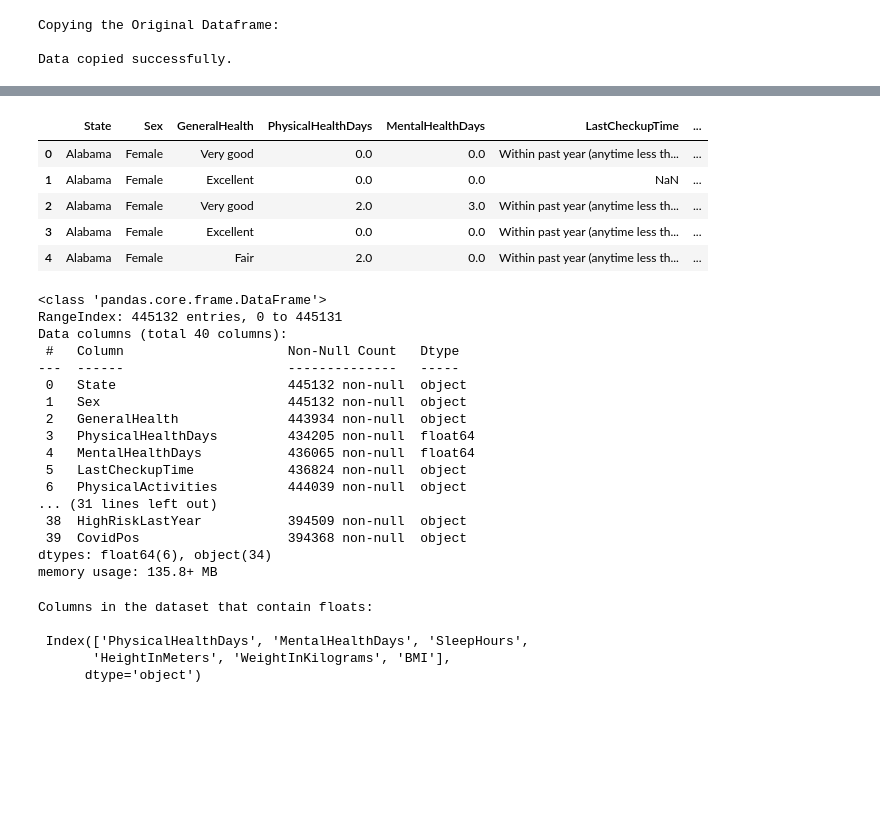
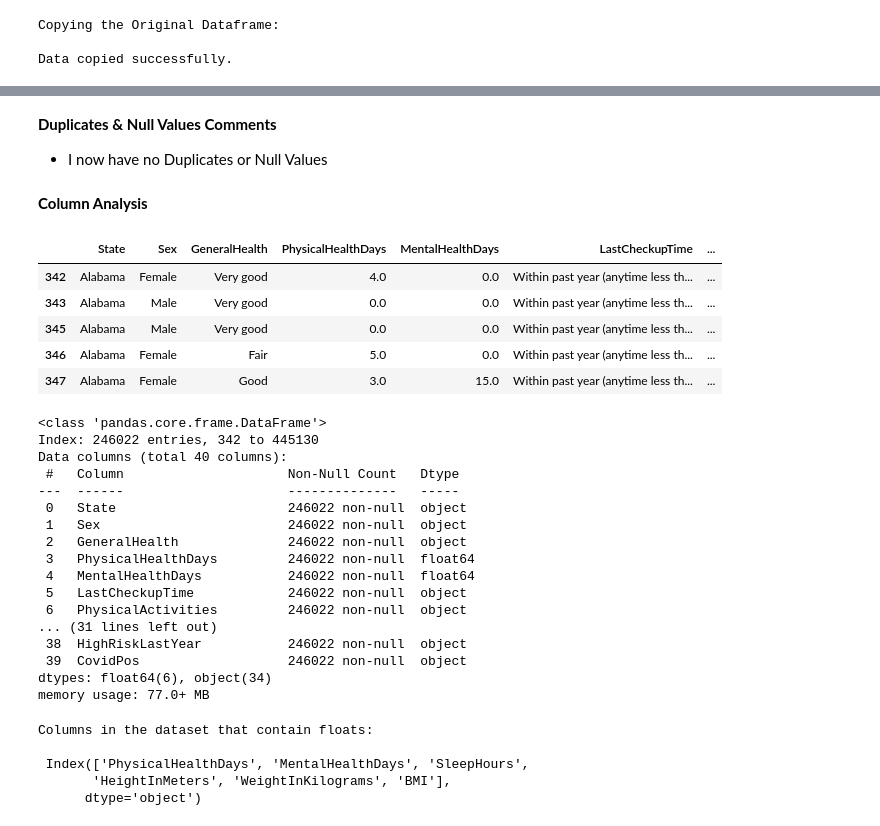
Before and after one commit to Stefan-George/Heart-Attack-Indicators, a Jupyter notebook: notebooks/02-eda.ipynb, the cells around one changed output, grey strips where cells are left out. Saved outputs shown, nothing was run; the diff lists cells and outputs as text; code cells hidden in the pictures; blank space fills up the shorter version.

```diff
--- a/notebooks/02-eda.ipynb
+++ b/notebooks/02-eda.ipynb
@@ -51,0 +52,8 @@ Data loaded successfully.
+# %%
+print("\033[1mCopying the Original Dataframe:\033[0m\n")
+
+try:
+    heart_attack_raw_copy_plot = heart_attack_raw.copy()
+    print("Data copied successfully.")
+except:
+    print("ERROR: The data has NOT been copied.")
@@ -244,0 +301,2 @@ Data copied successfully.
+# %%
+heart_attack_clean = heart_attack_raw_copy_plot.dropna()
@@ -245,31 +316,37 @@ Data copied successfully.
+# %% [markdown]
+**Duplicates & Null Values Comments**
+
+- I now have no Duplicates or Null Values
+# %% [markdown]
+**Column Analysis**
 # %%
 # Checking the copied data is loaded correctly
-heart_attack_raw_copy_plot.head()
+heart_attack_clean.head()
 # %% [output]
 |  | State | Sex | GeneralHealth | PhysicalHealthDays | MentalHealthDays | LastCheckupTime | ... |
-| 0 | Alabama | Female | Very good | 0.0 | 0.0 | Within past year (anytime less th... | ... |
-| 1 | Alabama | Female | Excellent | 0.0 | 0.0 | NaN | ... |
-| 2 | Alabama | Female | Very good | 2.0 | 3.0 | Within past year (anytime less th... | ... |
-| 3 | Alabama | Female | Excellent | 0.0 | 0.0 | Within past year (anytime less th... | ... |
-| 4 | Alabama | Female | Fair | 2.0 | 0.0 | Within past year (anytime less th... | ... |
+| 342 | Alabama | Female | Very good | 4.0 | 0.0 | Within past year (anytime less th... | ... |
+| 343 | Alabama | Male | Very good | 0.0 | 0.0 | Within past year (anytime less th... | ... |
+| 345 | Alabama | Male | Very good | 0.0 | 0.0 | Within past year (anytime less th... | ... |
+| 346 | Alabama | Female | Fair | 5.0 | 0.0 | Within past year (anytime less th... | ... |
+| 347 | Alabama | Female | Good | 3.0 | 15.0 | Within past year (anytime less th... | ... |
 # %%
-heart_attack_raw_copy_plot.info()
+heart_attack_clean.info()
 # %% [output]
 <class 'pandas.core.frame.DataFrame'>
-RangeIndex: 445132 entries, 0 to 445131
+Index: 246022 entries, 342 to 445130
 Data columns (total 40 columns):
  #   Column                     Non-Null Count   Dtype
 ---  ------                     --------------   -----
- 0   State                      445132 non-null  object
- 1   Sex                        445132 non-null  object
- 2   GeneralHealth              443934 non-null  object
- 3   PhysicalHealthDays         434205 non-null  float64
- 4   MentalHealthDays           436065 non-null  float64
- 5   LastCheckupTime            436824 non-null  object
- 6   PhysicalActivities         444039 non-null  object
+ 0   State                      246022 non-null  object
+ 1   Sex                        246022 non-null  object
+ 2   GeneralHealth              246022 non-null  object
+ 3   PhysicalHealthDays         246022 non-null  float64
+ 4   MentalHealthDays           246022 non-null  float64
+ 5   LastCheckupTime            246022 non-null  object
+ 6   PhysicalActivities         246022 non-null  object
 ... (31 lines left out)
- 38  HighRiskLastYear           394509 non-null  object
- 39  CovidPos                   394368 non-null  object
+ 38  HighRiskLastYear           246022 non-null  object
+ 39  CovidPos                   246022 non-null  object
 dtypes: float64(6), object(34)
-memory usage: 135.8+ MB
+memory usage: 77.0+ MB
 # %%
```
Also changed, not shown: parts of 129 cells of this notebook, 3 other files.
